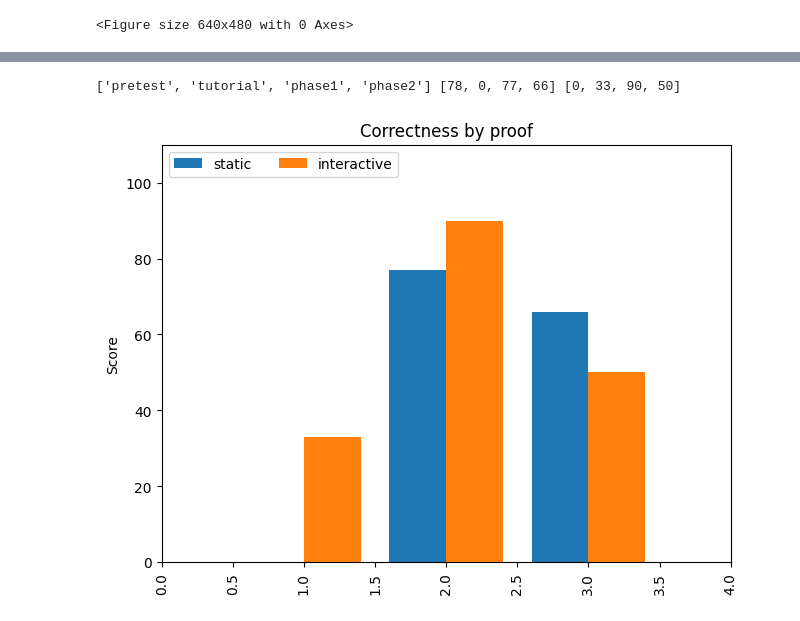
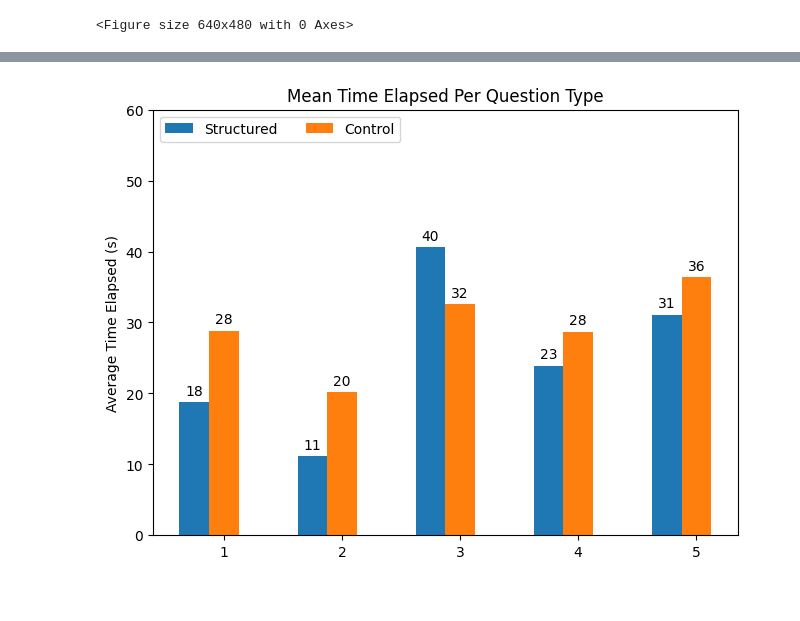
Before and after one commit to hsharriman/ender-scripts, a Jupyter notebook: plotting.ipynb, the cells around one changed output, grey strips where cells are left out. Saved outputs shown, nothing was run; the diff lists cells and outputs as text; code cells hidden in the pictures.

Commit message:
1/20 checkpoint with ender analysis and combined think aloud data for 13 participants

```diff
--- a/plotting.ipynb
+++ b/plotting.ipynb
@@ -26,6 +25,6 @@ df.head(60)
 # %%
-df_f = df[df.pilot == 0]
 a = df_f[df_f.version == "A"]
+a = a[a.id != "rhino"]
 b = df_f[df_f.version == "B"]
 print(a["score"].mean(), a["score"].std(), b["score"].mean(), b["score"].std())
 # %% [output]
@@ -194,7 +241,7 @@ plt.savefig(f'out/{participant}-time.png')
 # %% [output]
 <Figure size 640x480 with 0 Axes>
 # %%
-df = pd.read_csv("out/study/combined2.csv")
+df = pd.read_csv("out/study/combined3.csv")
 df
 # %% [output]
 |  | id | question | version | time_elapsed | proof | score | pilot | order | questionText | reasoning | ... |
@@ -236,54 +267,36 @@ select
 # %%
-concat_df = pd.read_csv("out/concat_df.csv")
-#a = max pts, s = score, percent = percent correctness
-def update_score(phase, row, scores):
-    c, s, k = row['condition'], row['score'], row['key']
-    new_proof = {"s": 0, "a": 0, "percent": 0}
-    scores[phase] = scores.get(phase, {})
-    scores[phase][c] = scores.get(phase).get(c, {"s": 0, "a": 0, "percent": 0})
-    scores[phase][c]["s"] = scores[phase][c]["s"] + s
-    scores[phase][c]["a"] = scores[phase][c]["a"] + (1 if k else 0)
-    return scores
+# for each question type (1, 2, 3, 4, 5)
+d = {"Structured": [], "Control": []}
+question_types = [x + 1 for x in range(5)]
+for qtype in question_types:
+    dfq = df[df["questionType"] == qtype]
+    a = dfq[dfq["version"] == "A"]
+    b = dfq[dfq["version"] == "B"]
+    d["Structured"].append(a["time_elapsed"].mean())
+    d["Control"].append(b["time_elapsed"].mean())
 
-scores, per_proof = {}, {}
-for idx, row in df.iterrows():
-    p, c, s, k, d, q = row['pageName'], row['condition'], row['score'], row['key'], row["delta"], row["question"]
-    if p.startswith("P"):
-        update_score("pretest", row, scores)
-    elif p.startswith("T1_S1_"):
-        update_score("phase1", row, scores)
-        p = p.replace("T1_S", "")
-    elif p.startswith("T1_S2_"):
-        if not np.isnan(s):
-            update_score("phase2", row, scores)
-        p = p.replace("T1_S", "")
-    elif p.startswith("Tutorial"):
-        update_score("tutorial", row, scores)
-        p = p.replace("TutorialProof", "T")
+x = np.arange(len(question_types))  # the label locations
+width = 0.25  # the width of the bars
+multiplier = 0
 
-    # a = max pts, s = score, p = % correctness, c = condition, n = # questions student answered
-    per_proof[p] = per_proof.get(p, {"a": 0, "s": 0, "p": 0, "c": c, "d": 0, "n": 0})
-    if not np.isnan(s):
-        per_proof[p]["s"] = per_proof[p]["s"] + s
-    if k:
-        per_proof[p]["a"] = per_proof[p]["a"] + 1
+fig, ax = plt.subplots(layout='constrained')
 
-    #don't count time or # of questions for the follow-up stage 2 questions
-    if p.startswith("2_") and not q.endswith("1"):
-        print("skipping", q, p)
-        continue
-    per_proof[p]["d"] = int(per_proof[p]["d"] + d)
-    per_proof[p]["n"] = per_proof[p]["n"] + 1
+for attribute, measurement in d.items():
+    offset = width * multiplier
+    rects = ax.bar(x + offset, measurement, width, label=attribute)
+    ax.bar_label(rects, labels=[int(e) for e in measurement], padding=3)
+    multiplier += 1
 
+# Add some text for labels, title and custom x-axis tick labels, etc.
+ax.set_ylabel('Average Time Elapsed (s)')
+ax.set_title('Mean Time Elapsed Per Question Type')
+ax.set_xticks(x + width, question_types)
+ax.legend(loc='upper left', ncols=3)
+ax.set_ylim(0, 60)
 
-for k, v in scores.items():
-    for kk, vv in scores[k].items():
-        scores[k][kk]["p"] = int(100 * scores[k][kk]["s"] / scores[k][kk]["a"]) if scores[k][kk]["a"] > 0 else 0
-
-for k, v in per_proof.items():
-    per_proof[k]["p"] = int(100 * per_proof[k]["s"] / per_proof[k]["a"])
-pprint.pp(scores)
-pprint.pp(per_proof)
+plt.show()
+# average the time elapsed
+# split by condition
+# plot 5 sets of bars for each condition
 # %% [output]
-['pretest', 'tutorial', 'phase1', 'phase2'] [78, 0, 77, 66] [0, 33, 90, 50]
-[figure, old version]
+[figure, new version]
```
Also changed, not shown: parts of 10 cells of this notebook, 9 other files.
